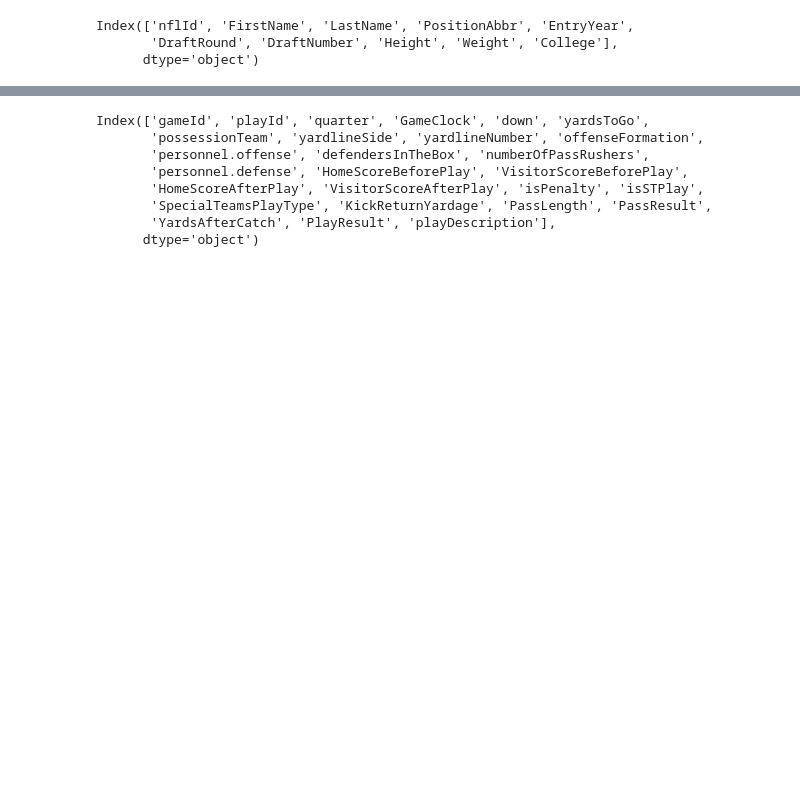
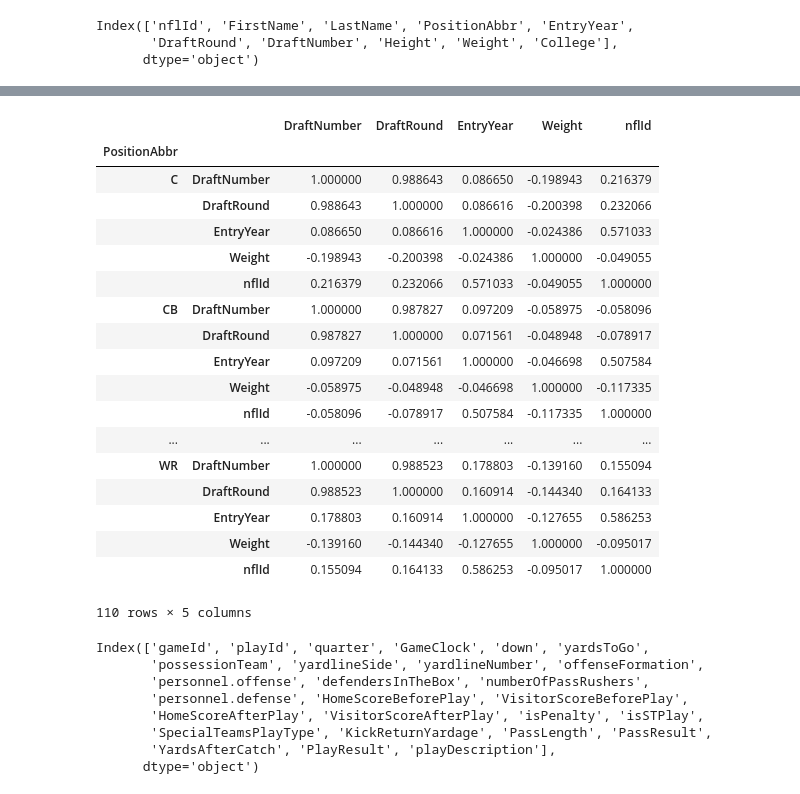
Before and after one commit to donw385/Big-Data-Bowl, a Jupyter notebook: NFL_Data_Analysis.ipynb, the cells around one changed output, grey strips where cells are left out. Drawn from its saved outputs; the diff is of its cells as text; code cells hidden in the pictures; blank space fills up the shorter version.

```diff
--- a/NFL_Data_Analysis.ipynb
+++ b/NFL_Data_Analysis.ipynb
@@ -60,3 +71,25 @@ position_summary.head(15)
+# %%
+position_table.corr()
+# %% [output]
+|  |  | DraftNumber | DraftRound | EntryYear | Weight | nflId |
+| PositionAbbr |  |  |  |  |  |  |
+| C | DraftNumber | 1.000000 | 0.988643 | 0.086650 | -0.198943 | 0.216379 |
+|  | DraftRound | 0.988643 | 1.000000 | 0.086616 | -0.200398 | 0.232066 |
+|  | EntryYear | 0.086650 | 0.086616 | 1.000000 | -0.024386 | 0.571033 |
+|  | Weight | -0.198943 | -0.200398 | -0.024386 | 1.000000 | -0.049055 |
+|  | nflId | 0.216379 | 0.232066 | 0.571033 | -0.049055 | 1.000000 |
+| CB | DraftNumber | 1.000000 | 0.987827 | 0.097209 | -0.058975 | -0.058096 |
+|  | DraftRound | 0.987827 | 1.000000 | 0.071561 | -0.048948 | -0.078917 |
+|  | EntryYear | 0.097209 | 0.071561 | 1.000000 | -0.046698 | 0.507584 |
+|  | Weight | -0.058975 | -0.048948 | -0.046698 | 1.000000 | -0.117335 |
+|  | nflId | -0.058096 | -0.078917 | 0.507584 | -0.117335 | 1.000000 |
+| ... | ... | ... | ... | ... | ... | ... |
+| WR | DraftNumber | 1.000000 | 0.988523 | 0.178803 | -0.139160 | 0.155094 |
+|  | DraftRound | 0.988523 | 1.000000 | 0.160914 | -0.144340 | 0.164133 |
+|  | EntryYear | 0.178803 | 0.160914 | 1.000000 | -0.127655 | 0.586253 |
+|  | Weight | -0.139160 | -0.144340 | -0.127655 | 1.000000 | -0.095017 |
+|  | nflId | 0.155094 | 0.164133 | 0.586253 | -0.095017 | 1.000000 |
+110 rows × 5 columns
 # %%
 plays.columns
 # %% [output]
```
Also changed, not shown: parts of 3 cells of this notebook.
